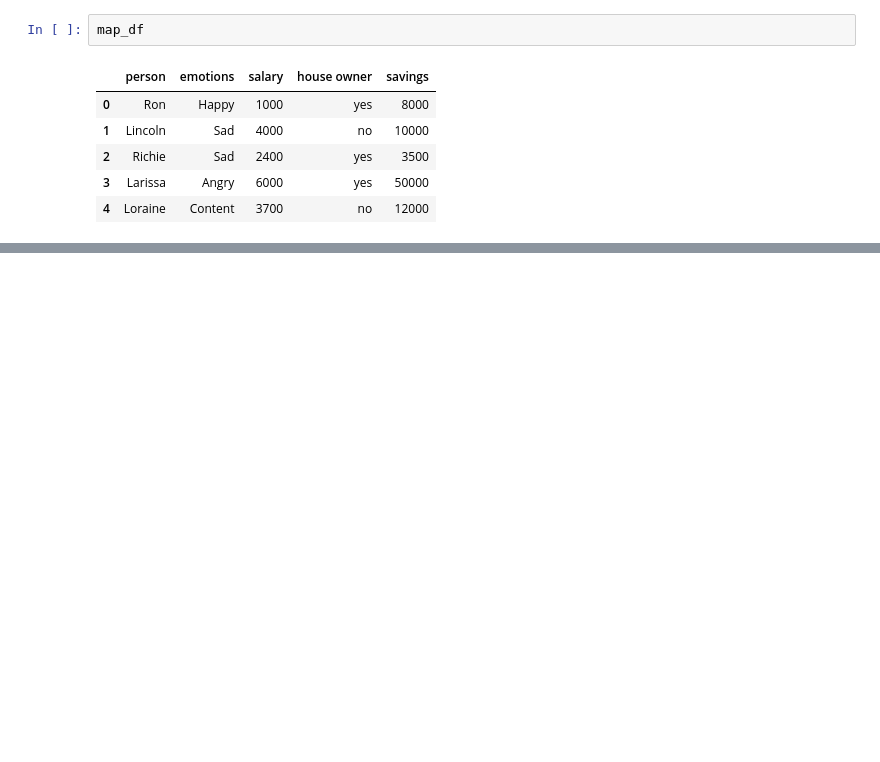
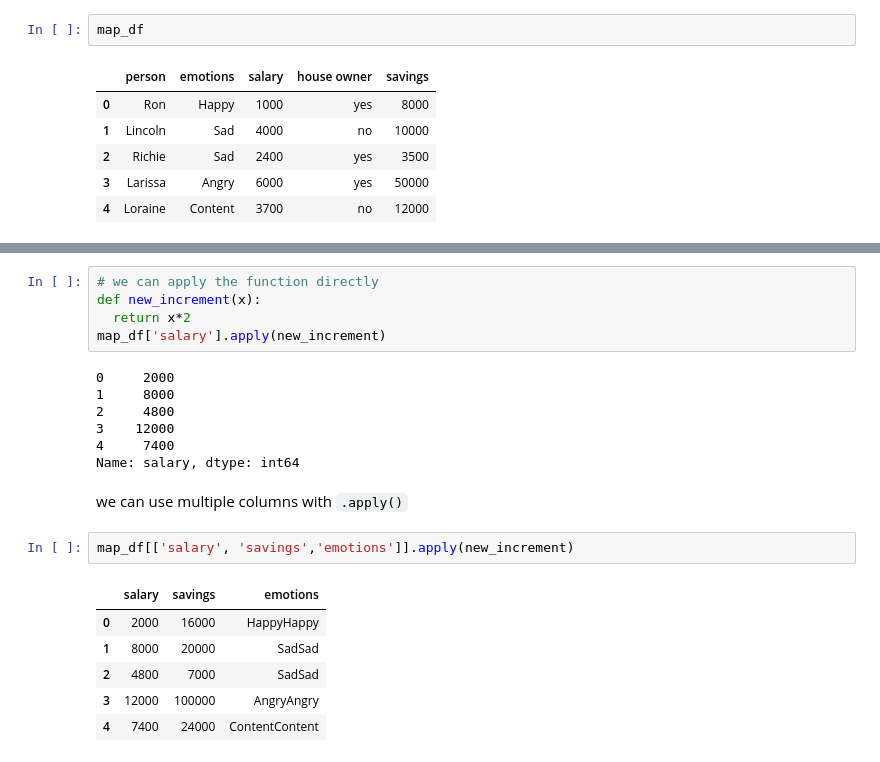
Before and after one commit to Imanhamza/Intoduction-into-pandas, a Jupyter notebook: intro_to_pandas.ipynb, the cells around one changed output, grey strips where cells are left out. Cells and saved outputs as stored; diff of their text form; blank space fills up the shorter version.

````diff
--- a/intro_to_pandas.ipynb
+++ b/intro_to_pandas.ipynb
@@ -848,0 +901,23 @@ map_df
+# %%
+# we can apply the function directly
+def new_increment(x):
+  return x*2
+map_df['salary'].apply(new_increment)
+# %% [output]
+0     2000
+1     8000
+2     4800
+3    12000
+4     7400
+Name: salary, dtype: int64
+# %% [markdown]
+we can use multiple columns with ```.apply()```
+# %%
+map_df[['salary', 'savings','emotions']].apply(new_increment)
+# %% [output]
+|  | salary | savings | emotions |
+| 0 | 2000 | 16000 | HappyHappy |
+| 1 | 8000 | 20000 | SadSad |
+| 2 | 4800 | 7000 | SadSad |
+| 3 | 12000 | 100000 | AngryAngry |
+| 4 | 7400 | 24000 | ContentContent |
````
Also changed, not shown: parts of 14 cells of this notebook.
